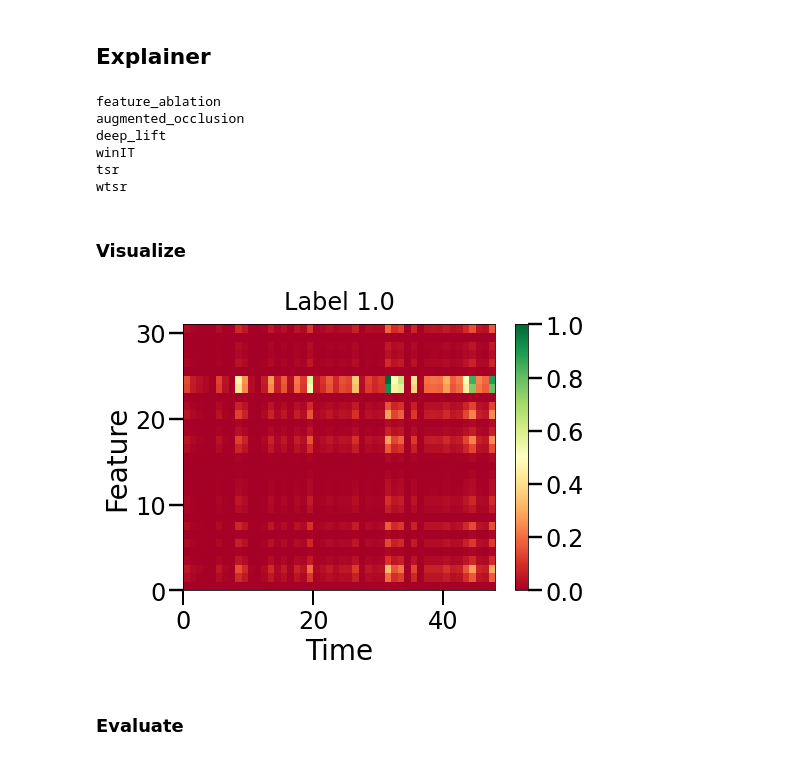
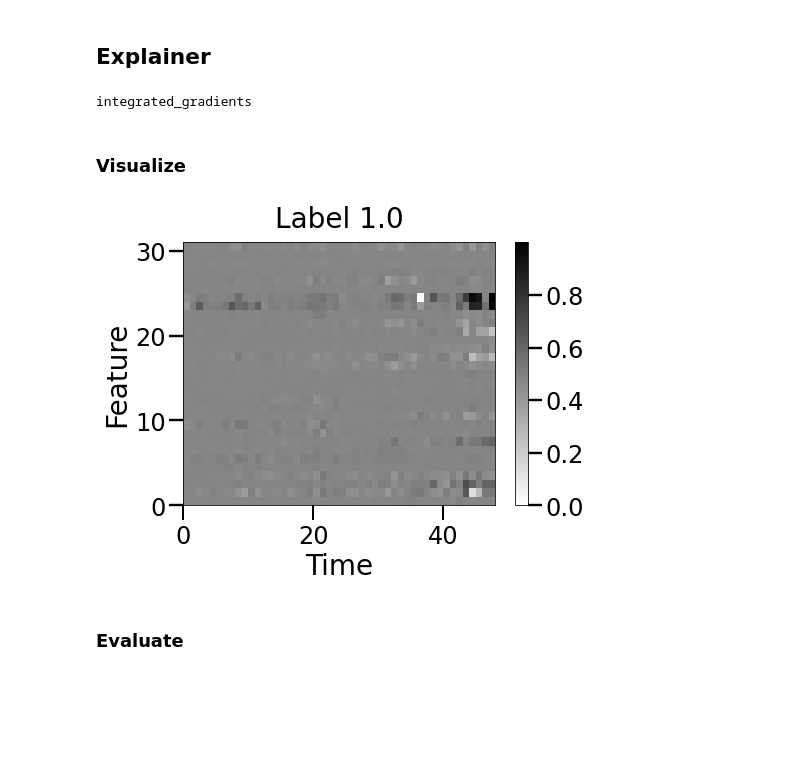
Before and after one commit to UVA-MLSys/SA-Timeseries, a Jupyter notebook: dual_interpret.ipynb, the cells around one changed output. Saved outputs shown, nothing was run; the diff lists cells and outputs as text; code cells hidden in the pictures; blank space fills up the shorter version.

Commit message:
update heatmap

```diff
--- a/dual_interpret.ipynb
+++ b/dual_interpret.ipynb
@@ -83,7 +84,7 @@ def prepare_from_dataset(data, device, args):
 parser = get_parser()
 
 argv = """
-  --explainers feature_ablation occlusion augmented_occlusion winIT tsr wtsr \
+  --explainers integrated_gradients \
   --task_name classification \
   --data mimic \
   --itr_no 1 \
@@ -106,6 +107,7 @@ argv = """
 #   --pred_len 24 \
 #   --n_features 1
 # """.split()
+
 args = parser.parse_args(argv)
 
 # only evaluate on test
@@ -252,7 +254,6 @@ baselines = get_baseline(inputs, args.baseline_mode)
 # %% [markdown]
 ## Explainer
 # %%
-from utils.tools import normalize_scale
 # explainer = FeatureAblation(model)
 # explainer = explainers_map[name]
 attr_map = dict()
@@ -267,17 +268,14 @@ for name in exp.args.explainers:
     )
 
     if args.task_name == 'classification':
+        attr_normed = normalize_scale(attr, dim=(2, 3), norm_type='minmax')
         attr_numpy = attr.detach().cpu().numpy()
-        attr_normed = normalize_scale(attr_numpy, dim=(2, 3))
+        attr_normed = attr_normed.detach().cpu().numpy()
     else:
+        attr_normed = tuple([normalize_scale(a, dim=(2, 3), norm_type='minmax') for a in attr])
         attr_numpy = tuple([a.detach().cpu().numpy() for a in attr])
-        attr_normed = tuple([normalize_scale(a, dim=(2, 3)) for a in attr_numpy])
+        attr_normed = tuple([a.detach().cpu().numpy() for a in attr_normed])
 
     attr_map[name] = (attr, attr_normed)
 # %% [output]
-feature_ablation
-augmented_occlusion
-deep_lift
-winIT
-tsr
-wtsr
+integrated_gradients
@@ -302,33 +287,41 @@ samples = 1
 target = 1
 cmap='binary' # binary, RdYlGn, grey, hot
 # %%
-cmap = 'RdYlGn' # binary, RdYlGn, grey, hot
 fig, axes = plt.subplots(1, samples, figsize =(min(18, 7*samples), 5.5))
 
 if samples ==1:
-    psm = axes.pcolormesh(
-        attr_normed[0, target].T,
-        cmap=cmap, # rasterized=True, # vmin=0, vmax=1
-    )
+    if target is None:
+        psm = axes.pcolormesh(
+            attr_normed[0].mean(axis=0).T, cmap=cmap, # rasterized=True, # vmin=0, vmax=1
+        )
+    else:
+        psm = axes.pcolormesh(
+            attr_normed[0, target].T, cmap=cmap, # rasterized=True, # vmin=0, vmax=1
+        )
+
     fig.colorbar(psm, ax=axes)
     axes.set_xlabel('Time')
     axes.set_ylabel('Feature')
     axes.title.set_text(f'Label {labels[0].item()}')
 else:
     for sample_no in range(samples):
-        psm = axes[sample_no].pcolormesh(
-            attr_normed[sample_no, target].T,
-            cmap=cmap, # rasterized=True, # vmin=0, vmax=1
-        )
+        if target is None:
+            psm = axes[sample_no].pcolormesh(
+                attr_normed[sample_no].mean(axis=0).T, cmap=cmap, # rasterized=True, # vmin=0, vmax=1
+            )
+        else:
+            psm = axes[sample_no].pcolormesh(
+                attr_normed[sample_no, target].T, cmap=cmap, # rasterized=True, # vmin=0, vmax=1
+            )
         fig.colorbar(psm, ax=axes[sample_no])
         axes[sample_no].set_xlabel('Time')
         axes[sample_no].set_ylabel('Feature')
         axes[sample_no].title.set_text(f'Sample {sample_no+1}, Label {labels[sample_no].item()}')
 
 fig.tight_layout()
 plt.show()
 # %% [output]
-[figure, old version]
+[figure, new version]
 # %% [markdown]
 ### Evaluate
 # %%
```
Also changed, not shown: parts of 13 cells of this notebook, 12 other files.
